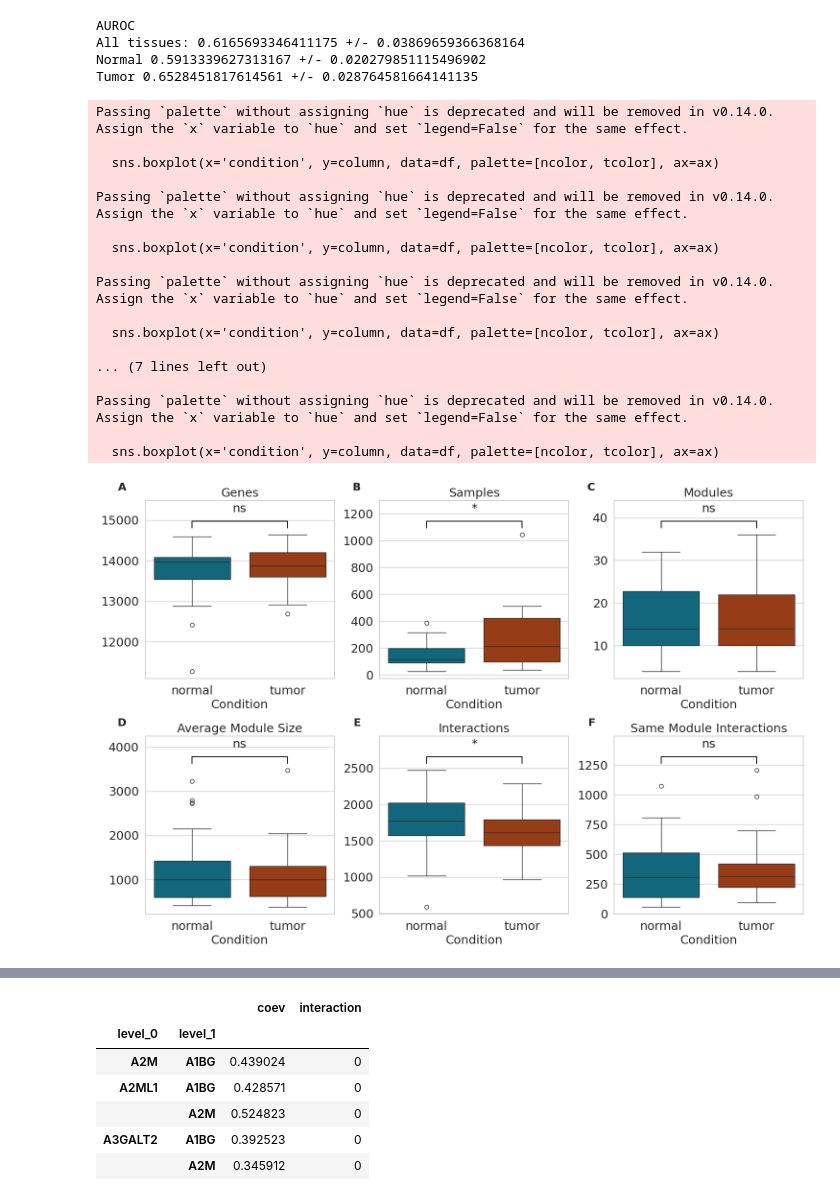
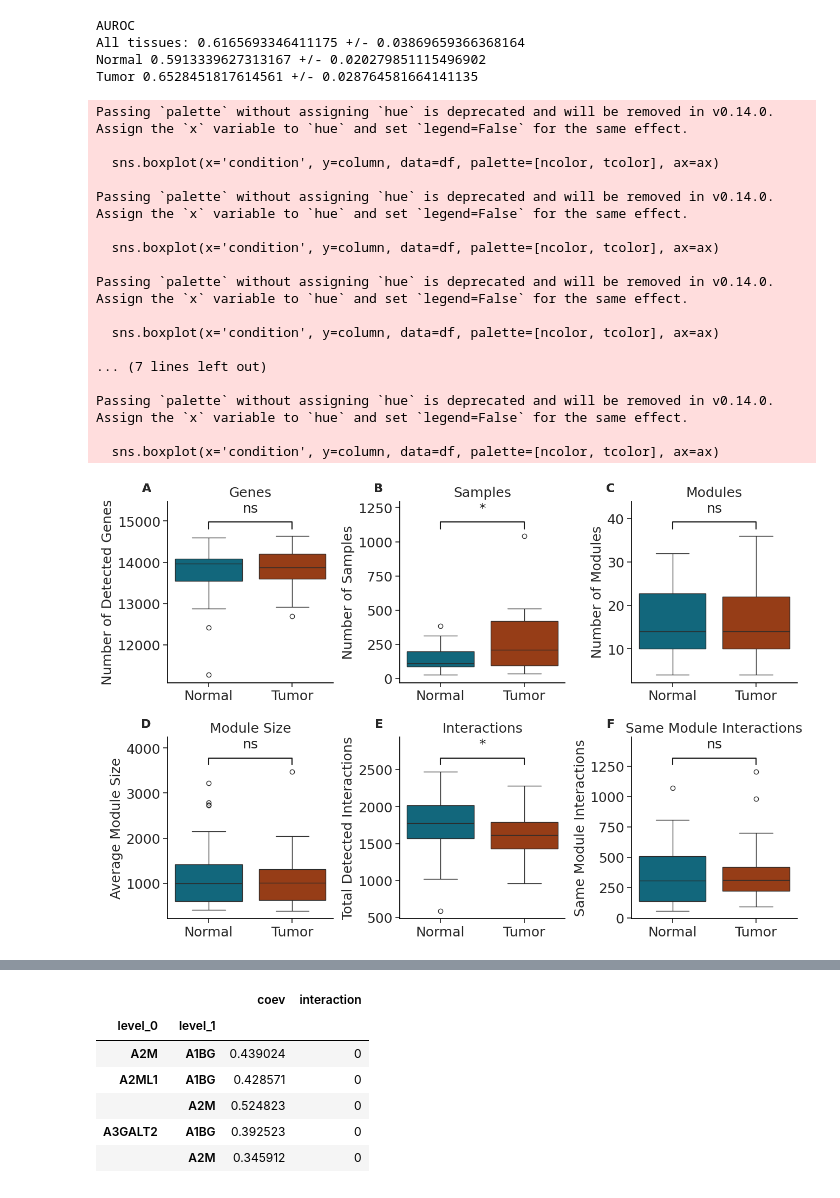
Before and after one commit to lorenzoamir/cci_circuits_paper_2025, a Jupyter notebook: code/notebooks/1_intro.ipynb, the cells around one changed output, grey strips where cells are left out. Saved outputs shown, nothing was run; the diff lists cells and outputs as text; code cells hidden in the pictures.

```diff
--- a/code/notebooks/1_intro.ipynb
+++ b/code/notebooks/1_intro.ipynb
@@ -99,7 +99,7 @@ lightorangecolor = '#f2c992ff'
 # %%
 df = pd.read_csv('/home/lnemati/pathway_crosstalk/results/compare_results.csv', index_col=0)
 df = df.drop(columns=['avg_coev_tom_correlation'])
-df = df[df.index != 'testis']
+#df = df[df.index != 'testis']
 df['interactions_mannwhitneyu_p_adj'] = false_discovery_control(df['interactions_mannwhitneyu_p'], method='bh')
 # %%
 auroc_a = df['interactions_auroc']
@@ -143,7 +143,6 @@ import pandas as pd
 import seaborn as sns
 import matplotlib.pyplot as plt
 from scipy.stats import mannwhitneyu
-from statsmodels.stats.multitest import multipletests
 
 fs = 18
 
@@ -152,7 +151,7 @@ title_dict = {
     'n_genes': 'Genes',
     'n_samples': 'Samples',
     'n_modules': 'Modules',
-    'avg_module_size': 'Average Module Size',
+    'avg_module_size': 'Module Size',
     #'avg_degree': 'Average Degree',
     #'avg_intramodular_degree': 'Average Intramodular Degree',
     'tot_interactions': 'Interactions',
@@ -160,6 +159,16 @@ title_dict = {
     #'interactions_auroc': 'AUROC',
     #'interactions_mannwhitneyu_U': 'Mann-Whitney $U$',
     #'-log10_mannwhitneyu_p_adj': 'Mann-Whitney $-log_{10}{p_{adj}}$',
+}
+
+# Y-axis label dictionary
+ylabel_dict = {
+    'n_genes': 'Number of Detected Genes',
+    'n_samples': 'Number of Samples',
+    'n_modules': 'Number of Modules',
+    'avg_module_size': 'Average Module Size',
+    'tot_interactions': 'Total Detected Interactions',
+    'n_interactions_same_module': 'Same Module Interactions',
 }
 
 # Set the style
@@ -223,15 +232,20 @@ p_value_dict = dict(zip(columns, p_values))
 
 # Create the figure and store the axis objects
 fig, axes = plt.subplots(nrows=2, ncols=3, figsize=(15, 10))
+plt.subplots_adjust(wspace=0.4, hspace=0.3)
+
 axes = axes.flatten()  # Flatten to make indexing easier
 
 # Plot boxplots for each column in the title_dict
 for i, column in enumerate(columns):
     ax = axes[i]
-    sns.boxplot(x='condition', y=column, data=df, palette=[ncolor, tcolor], ax=ax)
+    sns.boxplot(x='condition', y=column, data=df, palette=[ncolor, tcolor], hue='condition', ax=ax)
     ax.set_title(title_dict[column], fontsize=fs)
-    ax.set_xlabel('Condition', fontsize=fs)
-    ax.set_ylabel('', fontsize=fs)
+    #ax.set_xlabel('Condition', fontsize=fs)
+    ax.set_xlabel('', fontsize=fs)
+    ax.set_xticklabels(labels=['Normal', 'Tumor'], fontsize=fs)
+    #ax.set_ylabel('', fontsize=fs)
+    ax.set_ylabel(ylabel_dict[column], fontsize=fs)
     ax.tick_params(axis='both', labelsize=fs)
 
     # Add significance bars
@@ -241,7 +255,12 @@ for i, column in enumerate(columns):
     ax.text(-0.1, 1.1, chr(65 + i), fontsize=16, fontweight='bold',
             transform=ax.transAxes, va='top', ha='right')
 
-plt.tight_layout()
+    # Disable grids and enable ticks for all axes
+    ax.grid(False)  # Remove grid
+    ax.tick_params(bottom=True, left=True)  # Ensure ticks are visible
+    ax.spines[['right', 'top']].set_visible(False)
+    for spine in ax.spines.values():
+        spine.set_edgecolor('black')
 
 ax = axes[0]
 ax.text(-0.1, 1.1, 'A', fontsize=16, fontweight='bold', transform=ax.transAxes, va='top', ha='right')
@@ -261,35 +280,33 @@ ax.text(-0.1, 1.1, 'D', fontsize=16, fontweight='bold', transform=ax.transAxes,
 # Panel E: Co-Expression and Coevolution
 ax = axes[4]
 ax.text(-0.1, 1.1, 'E', fontsize=16, fontweight='bold', transform=ax.transAxes, va='top', ha='right')
 
 # Panel F: Mutations Boxplot
 ax = axes[5]
 ax.text(-0.1, 1.1, 'F', fontsize=16, fontweight='bold', transform=ax.transAxes, va='top', ha='right')
 
 # Save the figure
-#plt.savefig('/home/lnemati/pathway_crosstalk/results/figures/comparison/comparison_all.pdf', dpi=300)
-#plt.savefig('/home/lnemati/pathway_crosstalk/results/figures/comparison/comparison_all.png', dpi=300)
-plt.savefig('/home/lnemati/pathway_crosstalk/results/supplementary/comparison_all.png', bbox_inches='tight', dpi=300)
-plt.savefig('/home/lnemati/pathway_crosstalk/results/supplementary/comparison_all.png', bbox_inches='tight', dpi=300)
+#plt.savefig('/home/lnemati/pathway_crosstalk/results/supplementary/comparison_all.png', bbox_inches='tight', dpi=300)
+#plt.savefig('/home/lnemati/pathway_crosstalk/results/supplementary/comparison_all.png', bbox_inches='tight', dpi=300)
 
 # Show the plot
 plt.show()
 # %% [output]
 Passing `palette` without assigning `hue` is deprecated and will be removed in v0.14.0. Assign the `x` variable to `hue` and set `legend=False` for the same effect.
 
   sns.boxplot(x='condition', y=column, data=df, palette=[ncolor, tcolor], ax=ax)
 
 Passing `palette` without assigning `hue` is deprecated and will be removed in v0.14.0. Assign the `x` variable to `hue` and set `legend=False` for the same effect.
 
   sns.boxplot(x='condition', y=column, data=df, palette=[ncolor, tcolor], ax=ax)
 
 Passing `palette` without assigning `hue` is deprecated and will be removed in v0.14.0. Assign the `x` variable to `hue` and set `legend=False` for the same effect.
 
   sns.boxplot(x='condition', y=column, data=df, palette=[ncolor, tcolor], ax=ax)
 
 ... (7 lines left out)
 
 Passing `palette` without assigning `hue` is deprecated and will be removed in v0.14.0. Assign the `x` variable to `hue` and set `legend=False` for the same effect.
 
   sns.boxplot(x='condition', y=column, data=df, palette=[ncolor, tcolor], ax=ax)
-[figure, old version]
+[figure, new version]
```
Also changed, not shown: parts of 36 cells of this notebook, 13 other files.
